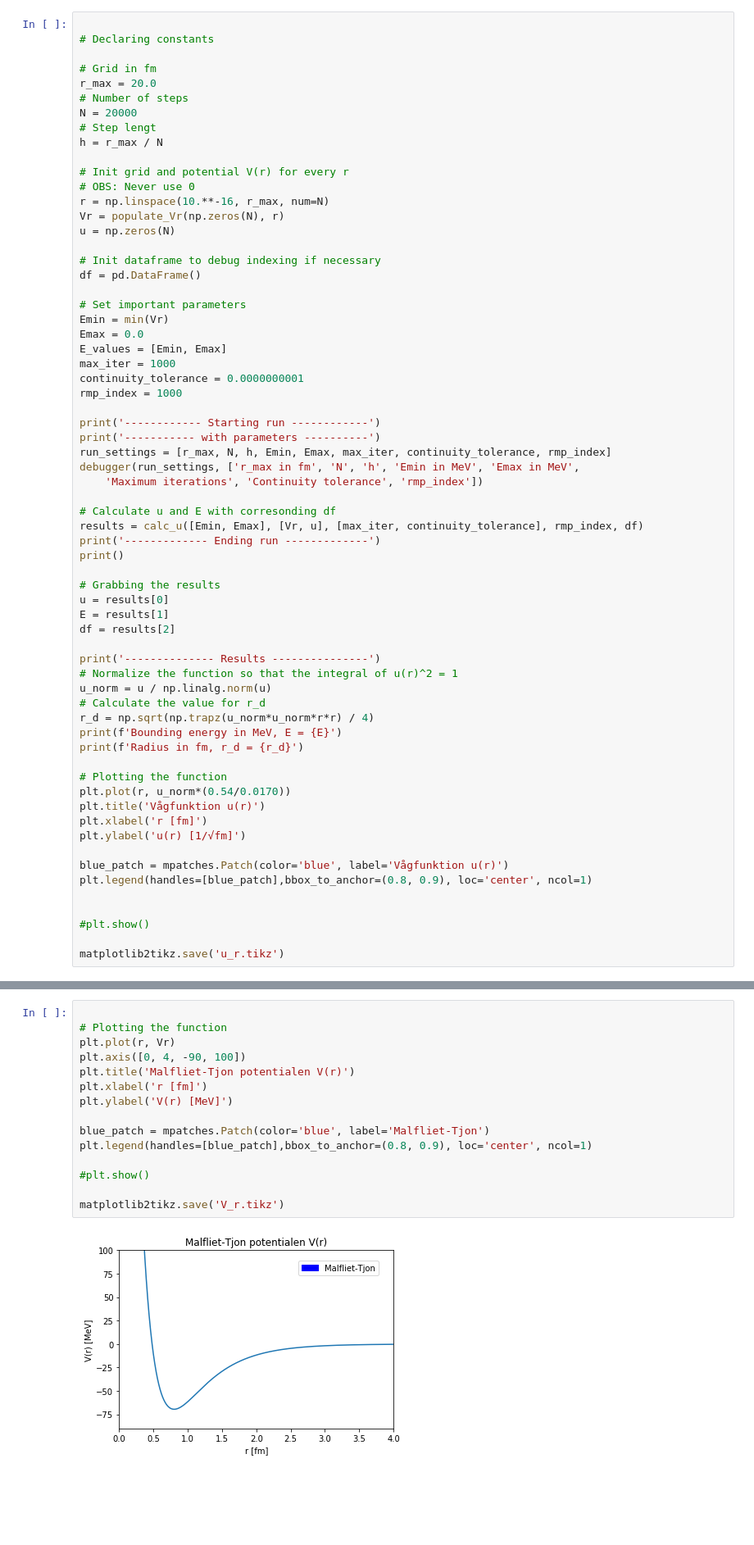
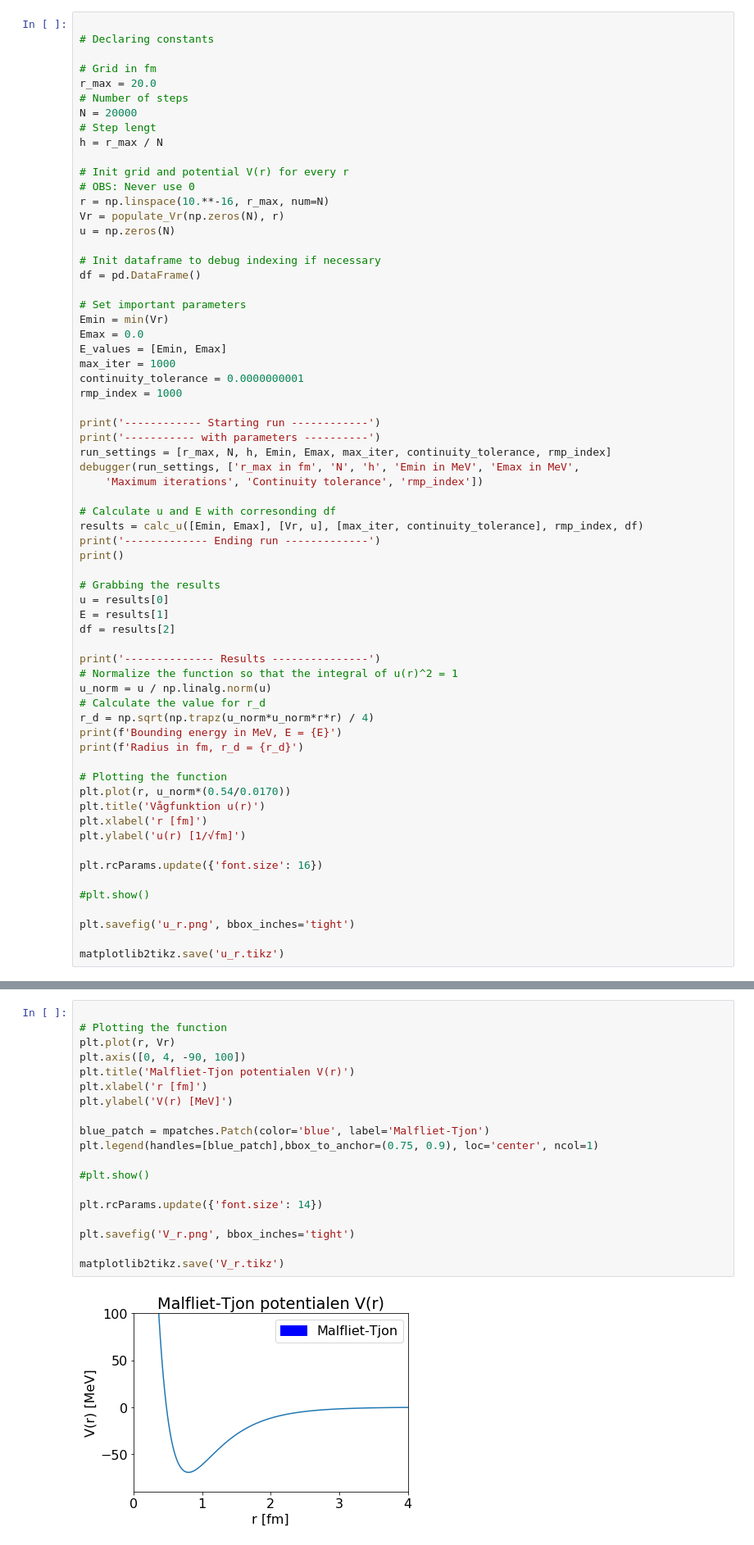
Before and after one commit to MarcChalm/SchrodingerSolution, a Jupyter notebook: ShrodingerNotebook.ipynb, the cells around one changed output, grey strips where cells are left out. Shown: that part at 82% size. Drawn from its saved outputs; the diff is of its cells as text; blank space fills up the shorter version.

```diff
--- a/ShrodingerNotebook.ipynb
+++ b/ShrodingerNotebook.ipynb
@@ -241,12 +241,12 @@ plt.title('Vågfunktion u(r)')
 plt.xlabel('r [fm]')
 plt.ylabel('u(r) [1/√fm]')
 
-blue_patch = mpatches.Patch(color='blue', label='Vågfunktion u(r)')
-plt.legend(handles=[blue_patch],bbox_to_anchor=(0.8, 0.9), loc='center', ncol=1)
-
+plt.rcParams.update({'font.size': 16})
 
 #plt.show()
 
+plt.savefig('u_r.png', bbox_inches='tight')
+
 matplotlib2tikz.save('u_r.tikz')
 # %% [output]
 ------------ Starting run ------------
@@ -269,17 +269,21 @@ Radius in fm, r_d = 1.945285349027254
 # %%
 
 # Plotting the function
 plt.plot(r, Vr)
 plt.axis([0, 4, -90, 100])
 plt.title('Malfliet-Tjon potentialen V(r)')
 plt.xlabel('r [fm]')
 plt.ylabel('V(r) [MeV]')
 
 blue_patch = mpatches.Patch(color='blue', label='Malfliet-Tjon')
-plt.legend(handles=[blue_patch],bbox_to_anchor=(0.8, 0.9), loc='center', ncol=1)
+plt.legend(handles=[blue_patch],bbox_to_anchor=(0.75, 0.9), loc='center', ncol=1)
 
 #plt.show()
 
+plt.rcParams.update({'font.size': 14})
+
+plt.savefig('V_r.png', bbox_inches='tight')
+
 matplotlib2tikz.save('V_r.tikz')
 # %% [output]
-[figure, old version]
+[figure, new version]
```
Also changed, not shown: parts of 1 cell of this notebook, 1 other file.
